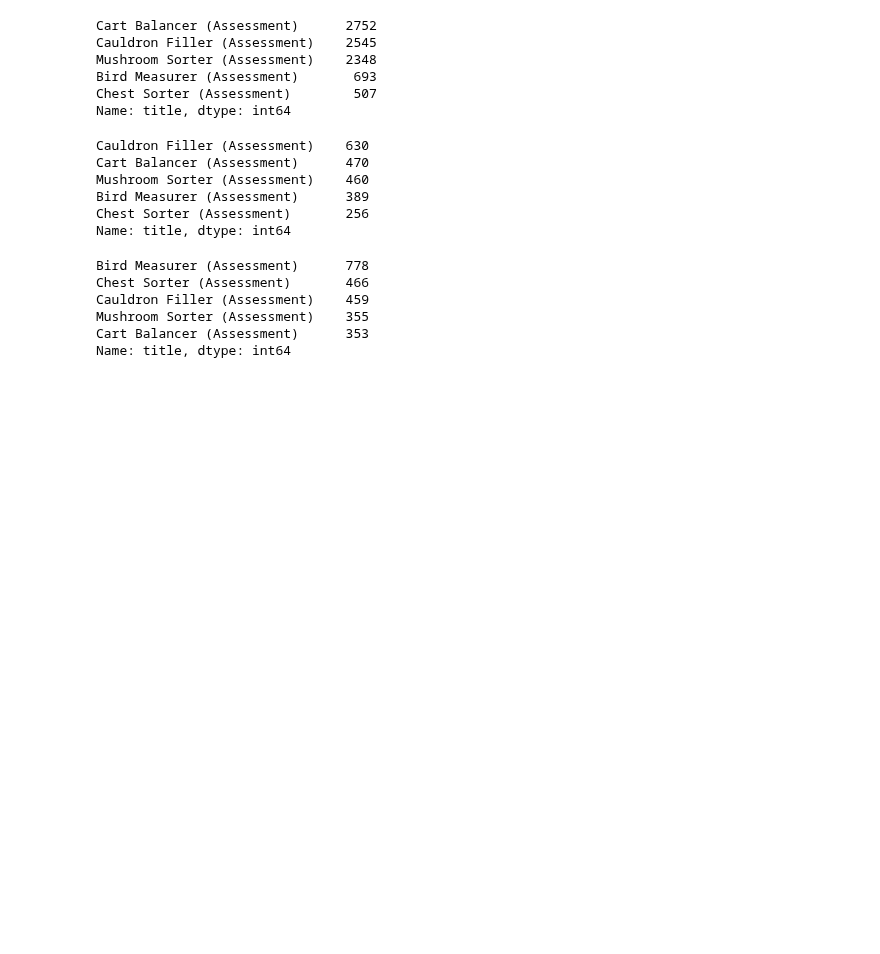
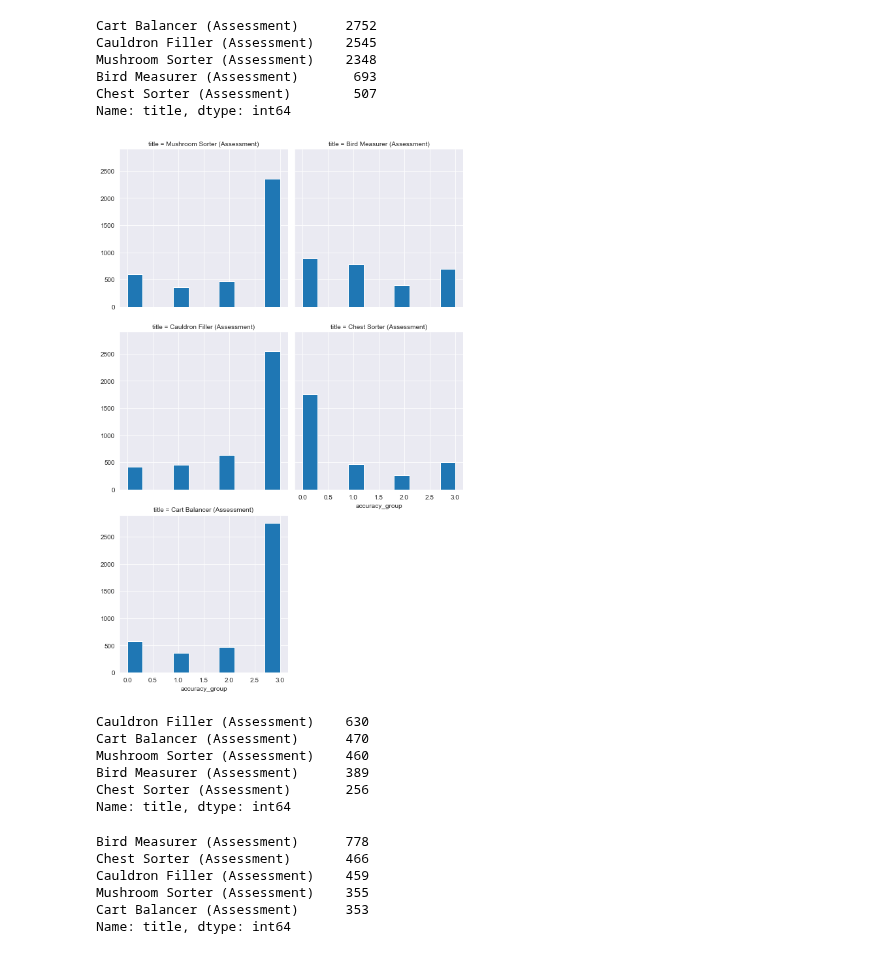
Before and after one commit to cats-in-the-hat/PBS-KIDS2, a Jupyter notebook: faith_starter.ipynb, the cells around one changed output. Saved outputs shown, nothing was run; the diff lists cells and outputs as text; code cells hidden in the pictures; blank space fills up the shorter version.

```diff
--- a/faith_starter.ipynb
+++ b/faith_starter.ipynb
@@ -425,6 +432,14 @@ Mushroom Sorter (Assessment)    2348
 Bird Measurer (Assessment)       693
 Chest Sorter (Assessment)        507
 Name: title, dtype: int64
+# %%
+g = sns.FacetGrid(data=train_labels, col="title", col_wrap=2,height=4)
+
+g = (g.map(plt.hist, "accuracy_group"))
+
+plt.show()
+# %% [output]
+[figure, added]
 # %%
 train_labels[train_labels['accuracy_group'] == 2]['title'].value_counts()
 # %% [output]
```
Also changed, not shown: parts of 27 cells of this notebook.
